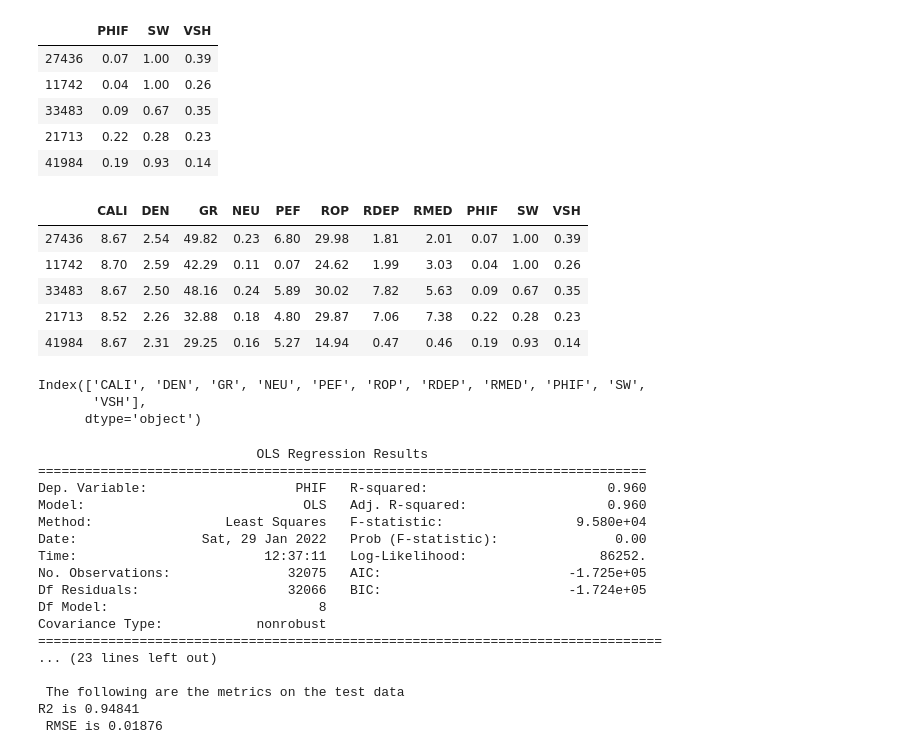
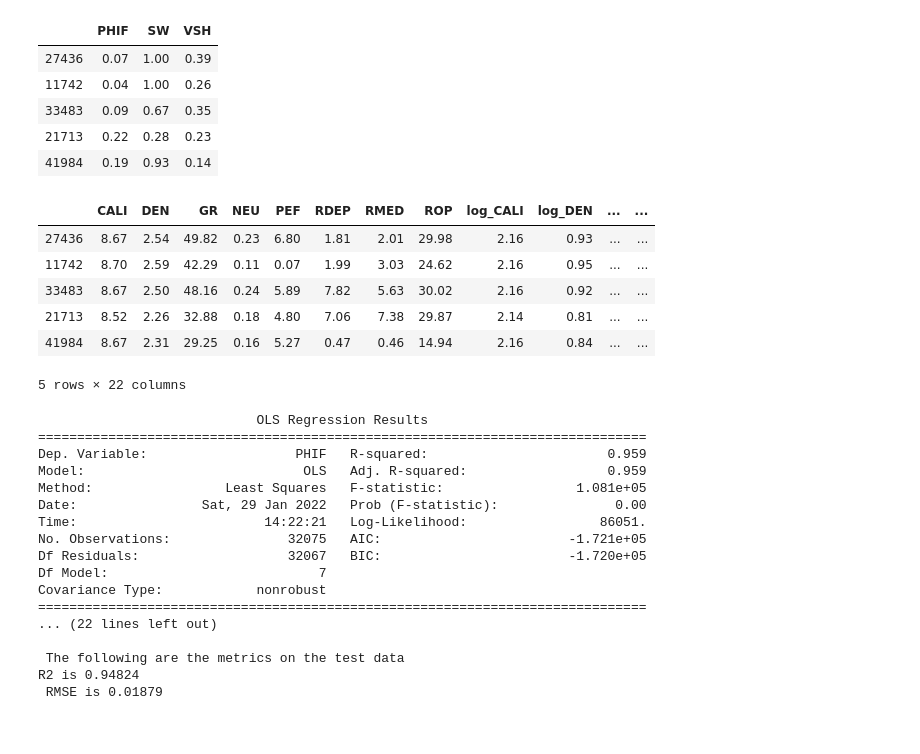
Before and after one commit to mikeolubode/spwla, a Jupyter notebook: spwla-mike.ipynb, the cells around one changed output. Cells and saved outputs as stored; diff of their text form; code cells hidden in the pictures.

```diff
--- a/spwla-mike.ipynb
+++ b/spwla-mike.ipynb
@@ -705,23 +736,21 @@ y_train.head()
 | 33483 | 0.09 | 0.67 | 0.35 |
 | 21713 | 0.22 | 0.28 | 0.23 |
 | 41984 | 0.19 | 0.93 | 0.14 |
+# %%
+whole_train = X_train.copy()
+for col in y_train.columns:
+    whole_train[col] = y_train[col]
+whole_train.head()
+# %% [output]
+|  | CALI | DEN | GR | NEU | PEF | RDEP | RMED | ROP | log_CALI | log_DEN | ... | ... |
+| 27436 | 8.67 | 2.54 | 49.82 | 0.23 | 6.80 | 1.81 | 2.01 | 29.98 | 2.16 | 0.93 | ... | ... |
+| 11742 | 8.70 | 2.59 | 42.29 | 0.11 | 0.07 | 1.99 | 3.03 | 24.62 | 2.16 | 0.95 | ... | ... |
+| 33483 | 8.67 | 2.50 | 48.16 | 0.24 | 5.89 | 7.82 | 5.63 | 30.02 | 2.16 | 0.92 | ... | ... |
+| 21713 | 8.52 | 2.26 | 32.88 | 0.18 | 4.80 | 7.06 | 7.38 | 29.87 | 2.14 | 0.81 | ... | ... |
+| 41984 | 8.67 | 2.31 | 29.25 | 0.16 | 5.27 | 0.47 | 0.46 | 14.94 | 2.16 | 0.84 | ... | ... |
+5 rows × 22 columns
 # %%
-whole_train = X_train[['CALI', 'DEN', 'GR', 'NEU', 'PEF', 'ROP','RDEP','RMED']].copy()
-whole_train['PHIF'],whole_train['SW'],whole_train['VSH'] = y_train['PHIF'],y_train['SW'],y_train['VSH']
-whole_train.head()
+train_col = ['CALI', 'DEN', 'GR', 'NEU', 'PEF', 'ROP', 'RDEP', 'RMED', 'PHIF', 'SW','VSH']
-# %% [output]
-|  | CALI | DEN | GR | NEU | PEF | ROP | RDEP | RMED | PHIF | SW | VSH |
-| 27436 | 8.67 | 2.54 | 49.82 | 0.23 | 6.80 | 29.98 | 1.81 | 2.01 | 0.07 | 1.00 | 0.39 |
-| 11742 | 8.70 | 2.59 | 42.29 | 0.11 | 0.07 | 24.62 | 1.99 | 3.03 | 0.04 | 1.00 | 0.26 |
-| 33483 | 8.67 | 2.50 | 48.16 | 0.24 | 5.89 | 30.02 | 7.82 | 5.63 | 0.09 | 0.67 | 0.35 |
-| 21713 | 8.52 | 2.26 | 32.88 | 0.18 | 4.80 | 29.87 | 7.06 | 7.38 | 0.22 | 0.28 | 0.23 |
-| 41984 | 8.67 | 2.31 | 29.25 | 0.16 | 5.27 | 14.94 | 0.47 | 0.46 | 0.19 | 0.93 | 0.14 |
-# %%
-whole_train.columns
-# %% [output]
-Index(['CALI', 'DEN', 'GR', 'NEU', 'PEF', 'ROP', 'RDEP', 'RMED', 'PHIF', 'SW',
-       'VSH'],
-      dtype='object')
 # %%
 def train_test(target,feature_combination):
     """
@@ -739,22 +768,22 @@ def train_test(target,feature_combination):
     print('\n\n The following are the metrics on the test data')
     scores(y_preds, y_val[target])
 # %%
-train_test('PHIF','CALI+DEN+GR+NEU+PEF+ROP+np.log(RDEP)+np.log(RMED)')
+train_test('PHIF','CALI+DEN+GR+NEU+PEF+ROP+log_RDEP')
 # %% [output]
                             OLS Regression Results
 ==============================================================================
-Dep. Variable:                   PHIF   R-squared:                       0.960
-Model:                            OLS   Adj. R-squared:                  0.960
-Method:                 Least Squares   F-statistic:                 9.580e+04
+Dep. Variable:                   PHIF   R-squared:                       0.959
+Model:                            OLS   Adj. R-squared:                  0.959
+Method:                 Least Squares   F-statistic:                 1.081e+05
 Date:                Sat, 29 Jan 2022   Prob (F-statistic):               0.00
-Time:                        12:37:11   Log-Likelihood:                 86252.
-No. Observations:               32075   AIC:                        -1.725e+05
-Df Residuals:                   32066   BIC:                        -1.724e+05
-Df Model:                           8
+Time:                        14:22:21   Log-Likelihood:                 86051.
+No. Observations:               32075   AIC:                        -1.721e+05
+Df Residuals:                   32067   BIC:                        -1.720e+05
+Df Model:                           7
 Covariance Type:            nonrobust
-================================================================================
-... (23 lines left out)
+==============================================================================
+... (22 lines left out)
 
  The following are the metrics on the test data
-R2 is 0.94841
- RMSE is 0.01876
+R2 is 0.94824
+ RMSE is 0.01879
```
Also changed, not shown: parts of 25 cells of this notebook.
